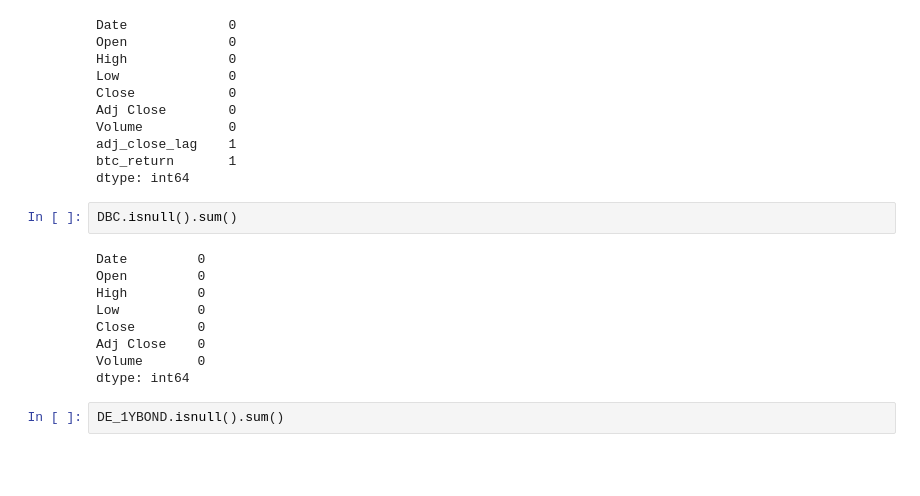
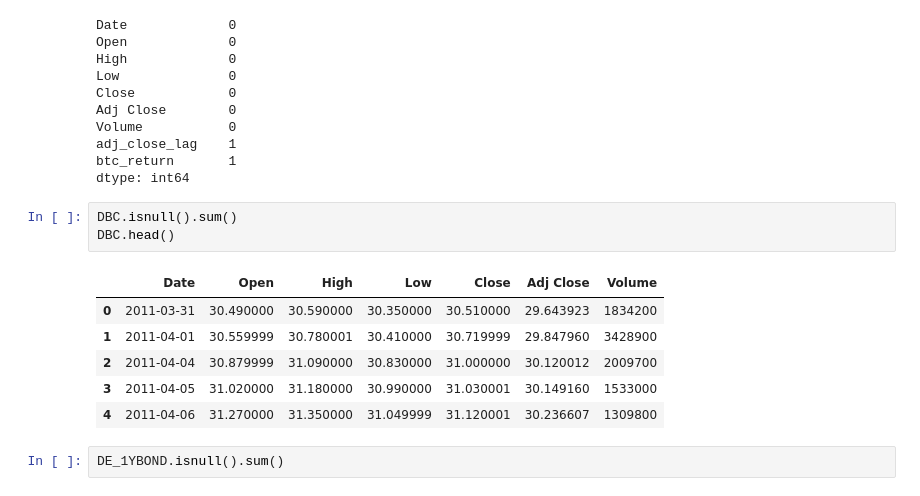
Before and after one commit to AnnaMariaAngelova/QRM2020, a Jupyter notebook: QRM_v02.ipynb, the cells around one changed output. Saved outputs shown, nothing was run; the diff lists cells and outputs as text; blank space fills up the shorter version.

```diff
--- a/QRM_v02.ipynb
+++ b/QRM_v02.ipynb
@@ -121,15 +140,14 @@ btc_return       1
 dtype: int64
 # %%
 DBC.isnull().sum()
+DBC.head()
 # %% [output]
-Date         0
-Open         0
-High         0
-Low          0
-Close        0
-Adj Close    0
-Volume       0
-dtype: int64
+|  | Date | Open | High | Low | Close | Adj Close | Volume |
+| 0 | 2011-03-31 | 30.490000 | 30.590000 | 30.350000 | 30.510000 | 29.643923 | 1834200 |
+| 1 | 2011-04-01 | 30.559999 | 30.780001 | 30.410000 | 30.719999 | 29.847960 | 3428900 |
+| 2 | 2011-04-04 | 30.879999 | 31.090000 | 30.830000 | 31.000000 | 30.120012 | 2009700 |
+| 3 | 2011-04-05 | 31.020000 | 31.180000 | 30.990000 | 31.030001 | 30.149160 | 1533000 |
+| 4 | 2011-04-06 | 31.270000 | 31.350000 | 31.049999 | 31.120001 | 30.236607 | 1309800 |
 # %%
 DE_1YBOND.isnull().sum()
 # %% [output]
```
Also changed, not shown: parts of 40 cells of this notebook.
